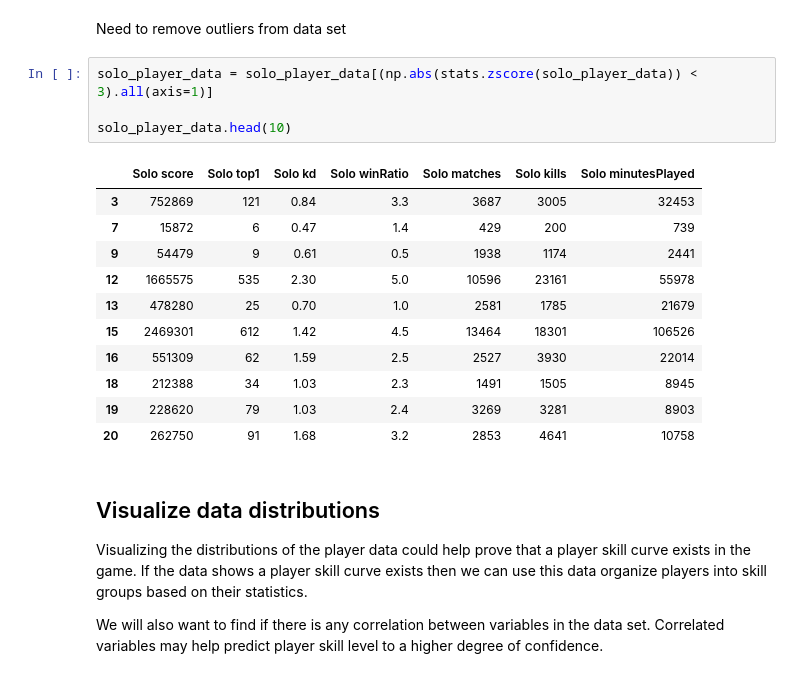
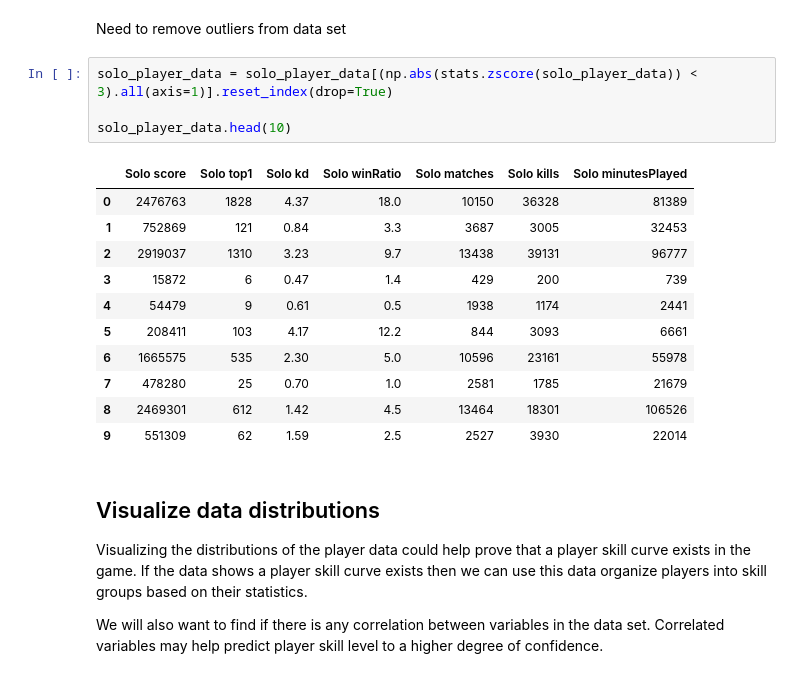
Before and after one commit to joeyc13/Multiplayer-Matchmaking, a Jupyter notebook: fortnite_data.ipynb, the cells around one changed output. Drawn from its saved outputs; the diff is of its cells as text.

```diff
--- a/fortnite_data.ipynb
+++ b/fortnite_data.ipynb
@@ -72,21 +77,21 @@ sns.histplot(data=solo_player_data, x='Solo score')
 # %% [markdown]
 Need to remove outliers from data set
 # %%
-solo_player_data = solo_player_data[(np.abs(stats.zscore(solo_player_data)) < 3).all(axis=1)]
+solo_player_data = solo_player_data[(np.abs(stats.zscore(solo_player_data)) < 3).all(axis=1)].reset_index(drop=True)
 
 solo_player_data.head(10)
 # %% [output]
 |  | Solo score | Solo top1 | Solo kd | Solo winRatio | Solo matches | Solo kills | Solo minutesPlayed |
-| 3 | 752869 | 121 | 0.84 | 3.3 | 3687 | 3005 | 32453 |
-| 7 | 15872 | 6 | 0.47 | 1.4 | 429 | 200 | 739 |
-| 9 | 54479 | 9 | 0.61 | 0.5 | 1938 | 1174 | 2441 |
-| 12 | 1665575 | 535 | 2.30 | 5.0 | 10596 | 23161 | 55978 |
-| 13 | 478280 | 25 | 0.70 | 1.0 | 2581 | 1785 | 21679 |
-| 15 | 2469301 | 612 | 1.42 | 4.5 | 13464 | 18301 | 106526 |
-| 16 | 551309 | 62 | 1.59 | 2.5 | 2527 | 3930 | 22014 |
-| 18 | 212388 | 34 | 1.03 | 2.3 | 1491 | 1505 | 8945 |
-| 19 | 228620 | 79 | 1.03 | 2.4 | 3269 | 3281 | 8903 |
-| 20 | 262750 | 91 | 1.68 | 3.2 | 2853 | 4641 | 10758 |
+| 0 | 2476763 | 1828 | 4.37 | 18.0 | 10150 | 36328 | 81389 |
+| 1 | 752869 | 121 | 0.84 | 3.3 | 3687 | 3005 | 32453 |
+| 2 | 2919037 | 1310 | 3.23 | 9.7 | 13438 | 39131 | 96777 |
+| 3 | 15872 | 6 | 0.47 | 1.4 | 429 | 200 | 739 |
+| 4 | 54479 | 9 | 0.61 | 0.5 | 1938 | 1174 | 2441 |
+| 5 | 208411 | 103 | 4.17 | 12.2 | 844 | 3093 | 6661 |
+| 6 | 1665575 | 535 | 2.30 | 5.0 | 10596 | 23161 | 55978 |
+| 7 | 478280 | 25 | 0.70 | 1.0 | 2581 | 1785 | 21679 |
+| 8 | 2469301 | 612 | 1.42 | 4.5 | 13464 | 18301 | 106526 |
+| 9 | 551309 | 62 | 1.59 | 2.5 | 2527 | 3930 | 22014 |
 # %% [markdown]
 ## Visualize data distributions
 
```
Also changed, not shown: parts of 15 cells of this notebook.
